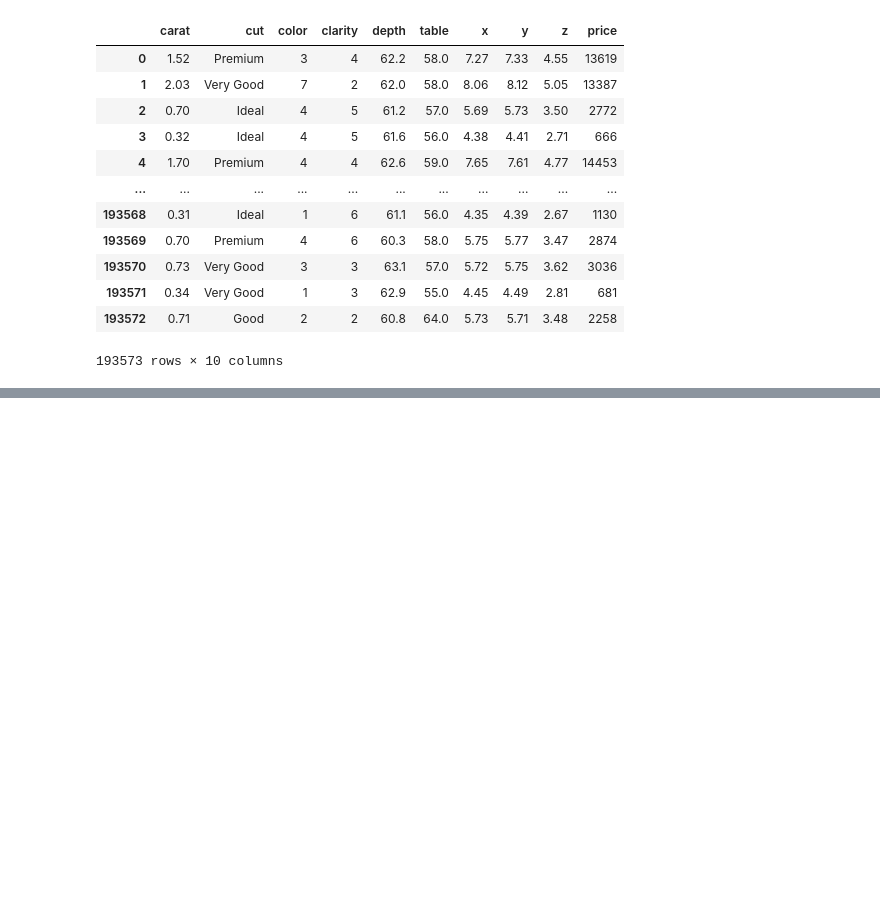
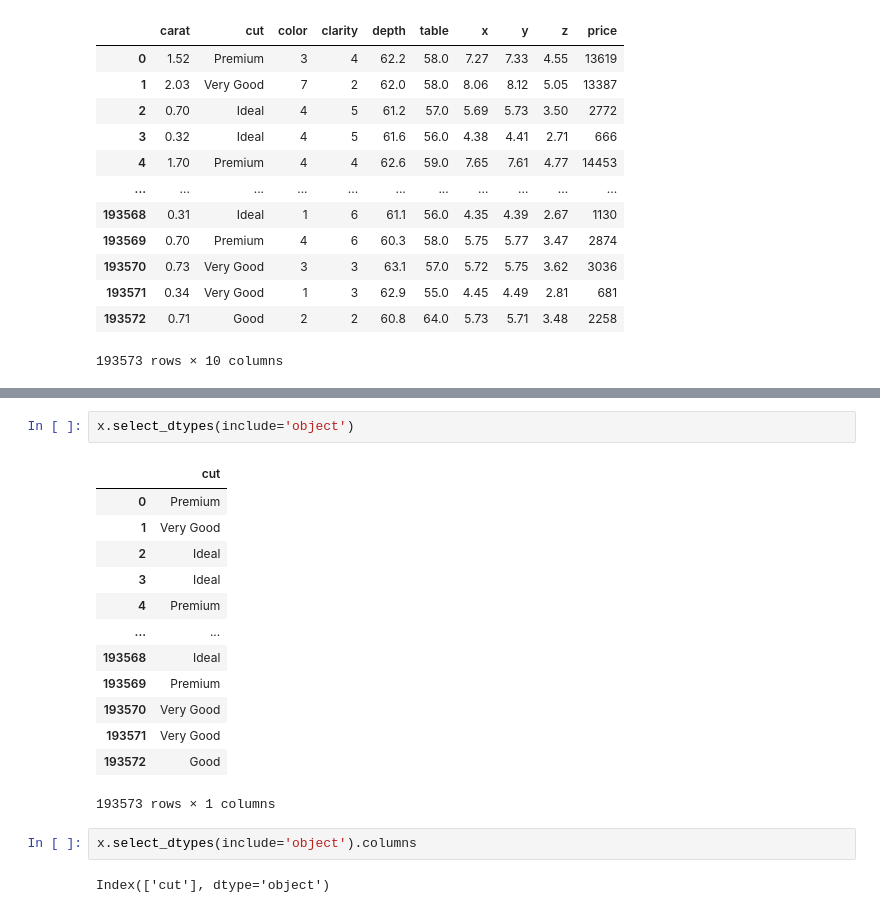
Before and after one commit to mylarisaicharan/endtoend, a Jupyter notebook: notebooks/data/research.ipynb, the cells around one changed output, grey strips where cells are left out. Saved outputs shown, nothing was run; the diff lists cells and outputs as text; blank space fills up the shorter version.

```diff
--- a/notebooks/data/research.ipynb
+++ b/notebooks/data/research.ipynb
@@ -214,0 +251,20 @@ data
+# %%
+x.select_dtypes(include='object')
+# %% [output]
+|  | cut |
+| 0 | Premium |
+| 1 | Very Good |
+| 2 | Ideal |
+| 3 | Ideal |
+| 4 | Premium |
+| ... | ... |
+| 193568 | Ideal |
+| 193569 | Premium |
+| 193570 | Very Good |
+| 193571 | Very Good |
+| 193572 | Good |
+193573 rows × 1 columns
+# %%
+x.select_dtypes(include='object').columns
+# %% [output]
+Index(['cut'], dtype='object')
```
Also changed, not shown: parts of 5 cells of this notebook, 1 other file.
